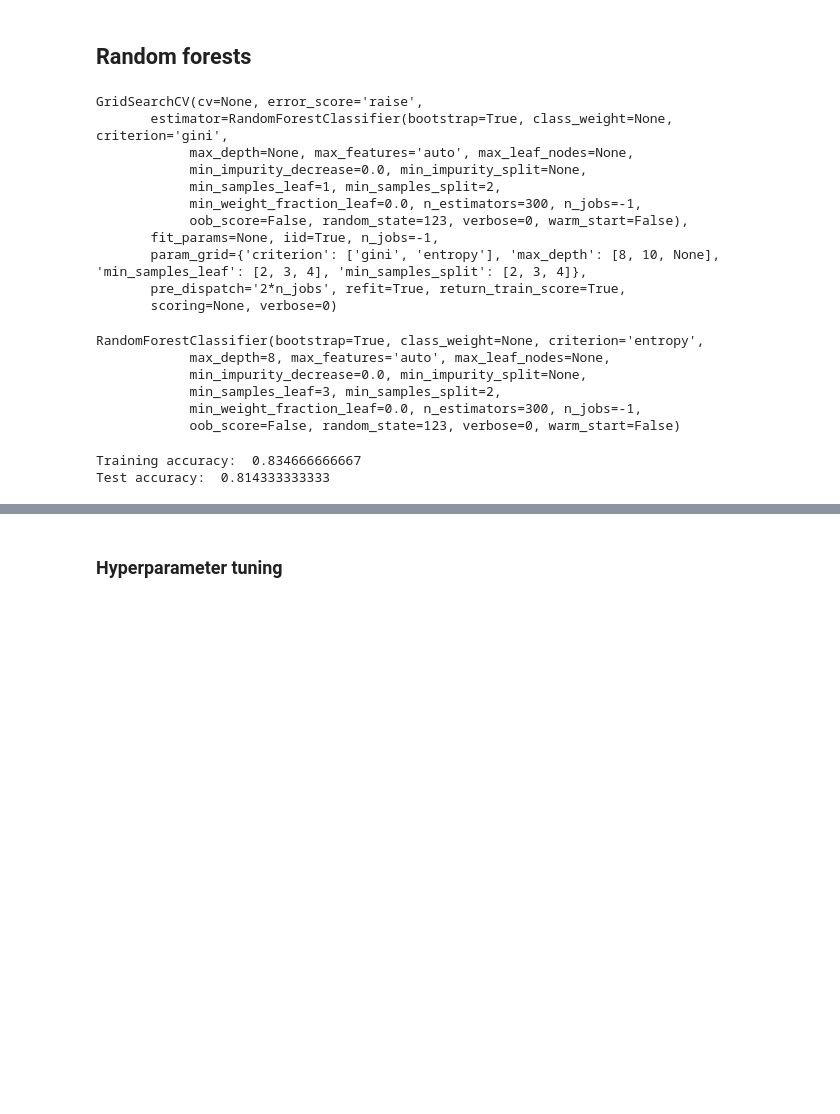
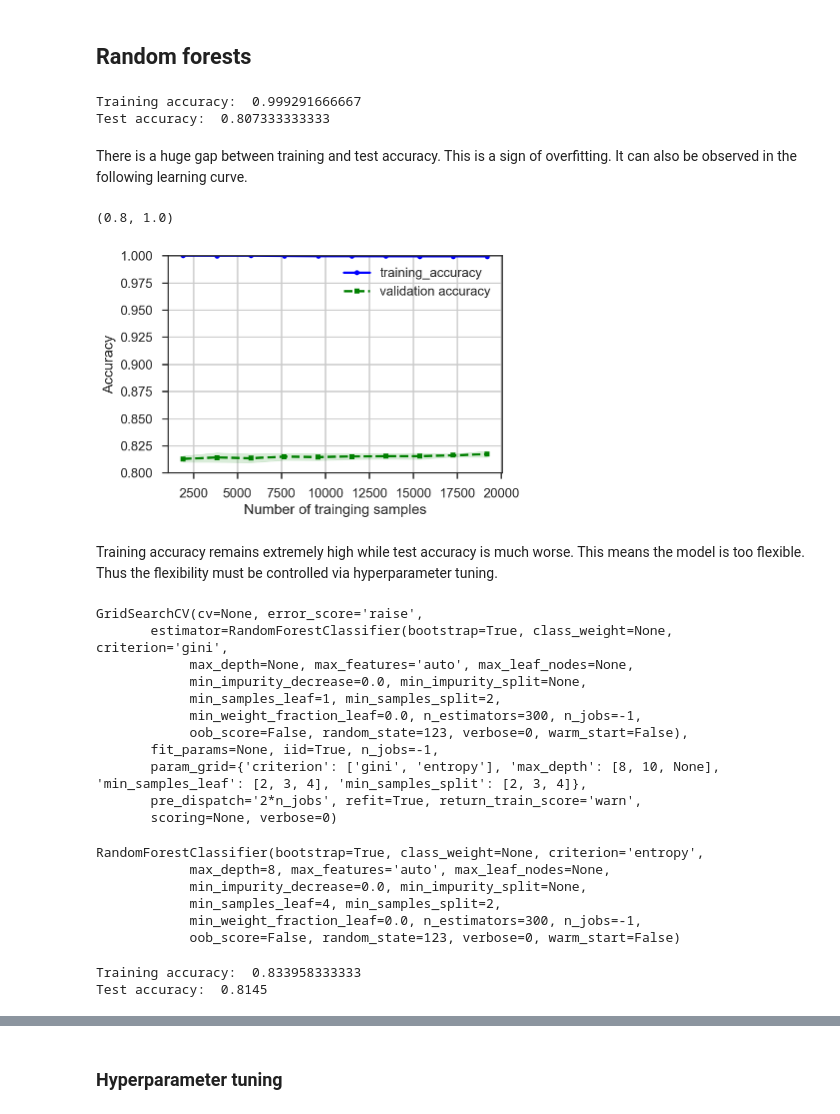
Before and after one commit to oulongwen/Credit_card_default_prediction, a Jupyter notebook: Credit card default.ipynb, the cells around one changed output, grey strips where cells are left out. Cells and saved outputs as stored; diff of their text form; code cells hidden in the pictures; blank space fills up the shorter version.

```diff
--- a/Credit card default.ipynb
+++ b/Credit card default.ipynb
@@ -22,6 +22,6 @@ y = df.iloc[:, -1]
 # %% [markdown]
 Split data into train and test datasets.
 # %%
-X_train, X_test, y_train, y_test = train_test_split(X, y, test_size=0.2, random_state=11)
+X_train, X_test, y_train, y_test = train_test_split(X, y, test_size=0.2, stratify=y, random_state=13)
 # %% [markdown]
 ## Random forests
@@ -32,3 +28,36 @@ rf_pipe = Pipeline([('scl', scl), ('rf', rf)])
+# %%
+rf = RandomForestClassifier(n_estimators=300, n_jobs=-1, random_state=123)
+rf.fit(X_train, y_train)
+print('Training accuracy: ', rf.score(X_train, y_train), '\nTest accuracy: ', rf.score(X_test, y_test))
+# %% [output]
+Training accuracy:  0.999291666667
+Test accuracy:  0.807333333333
+# %% [markdown]
+There is a huge gap between training and test accuracy. This is a sign of overfitting. It can also be observed in the following learning curve.
+# %%
+from sklearn.model_selection import learning_curve
+train_sizes, train_scores, test_scores = learning_curve(estimator=rf, X=X_train, y=y_train,
+                                                       train_sizes=np.linspace(0.1, 1, 10),
+                                                       cv=5, n_jobs=-1)
+train_mean = np.mean(train_scores, axis=1)
+test_mean = np.mean(test_scores, axis=1)
+train_std = np.std(train_scores, axis=1)
+test_std = np.std(test_scores, axis=1)
+
+plt.plot(train_sizes, train_mean, color='blue', marker='o', markersize=5, label='training_accuracy')
+plt.fill_between(train_sizes, train_mean + train_std, train_mean - train_std, color='blue', alpha=0.15)
+plt.plot(train_sizes, test_mean, color='green', marker='s', markersize=5, linestyle='--', label='validation accuracy')
+plt.fill_between(train_sizes, test_mean + test_std, test_mean - test_std, color='green', alpha=0.15)
+plt.grid()
+plt.xlabel('Number of trainging samples')
+plt.ylabel('Accuracy')
+plt.legend()
+plt.ylim([0.8, 1.0])
+# %% [output]
+(0.8, 1.0)
+[figure, added]
+# %% [markdown]
+Training accuracy remains extremely high while test accuracy is much worse. This means the model is too flexible. Thus the flexibility must be controlled via hyperparameter tuning.
 # %%
 params = {'criterion': ['gini', 'entropy'], 'max_depth': [8, 10, None],
           'min_samples_leaf': [2, 3, 4], 'min_samples_split': [2,3,4]}
@@ -45,7 +74,7 @@ GridSearchCV(cv=None, error_score='raise',
             oob_score=False, random_state=123, verbose=0, warm_start=False),
        fit_params=None, iid=True, n_jobs=-1,
        param_grid={'criterion': ['gini', 'entropy'], 'max_depth': [8, 10, None], 'min_samples_leaf': [2, 3, 4], 'min_samples_split': [2, 3, 4]},
-       pre_dispatch='2*n_jobs', refit=True, return_train_score=True,
+       pre_dispatch='2*n_jobs', refit=True, return_train_score='warn',
        scoring=None, verbose=0)
 # %%
 rf_grid.best_estimator_
@@ -53,11 +82,11 @@ rf_grid.best_estimator_
 RandomForestClassifier(bootstrap=True, class_weight=None, criterion='entropy',
             max_depth=8, max_features='auto', max_leaf_nodes=None,
             min_impurity_decrease=0.0, min_impurity_split=None,
-            min_samples_leaf=3, min_samples_split=2,
+            min_samples_leaf=4, min_samples_split=2,
             min_weight_fraction_leaf=0.0, n_estimators=300, n_jobs=-1,
             oob_score=False, random_state=123, verbose=0, warm_start=False)
 # %%
 print('Training accuracy: ', rf_grid.score(X_train, y_train), '\nTest accuracy: ', rf_grid.score(X_test, y_test))
 # %% [output]
-Training accuracy:  0.834666666667
-Test accuracy:  0.814333333333
+Training accuracy:  0.833958333333
+Test accuracy:  0.8145
```
Also changed, not shown: parts of 26 cells of this notebook.
